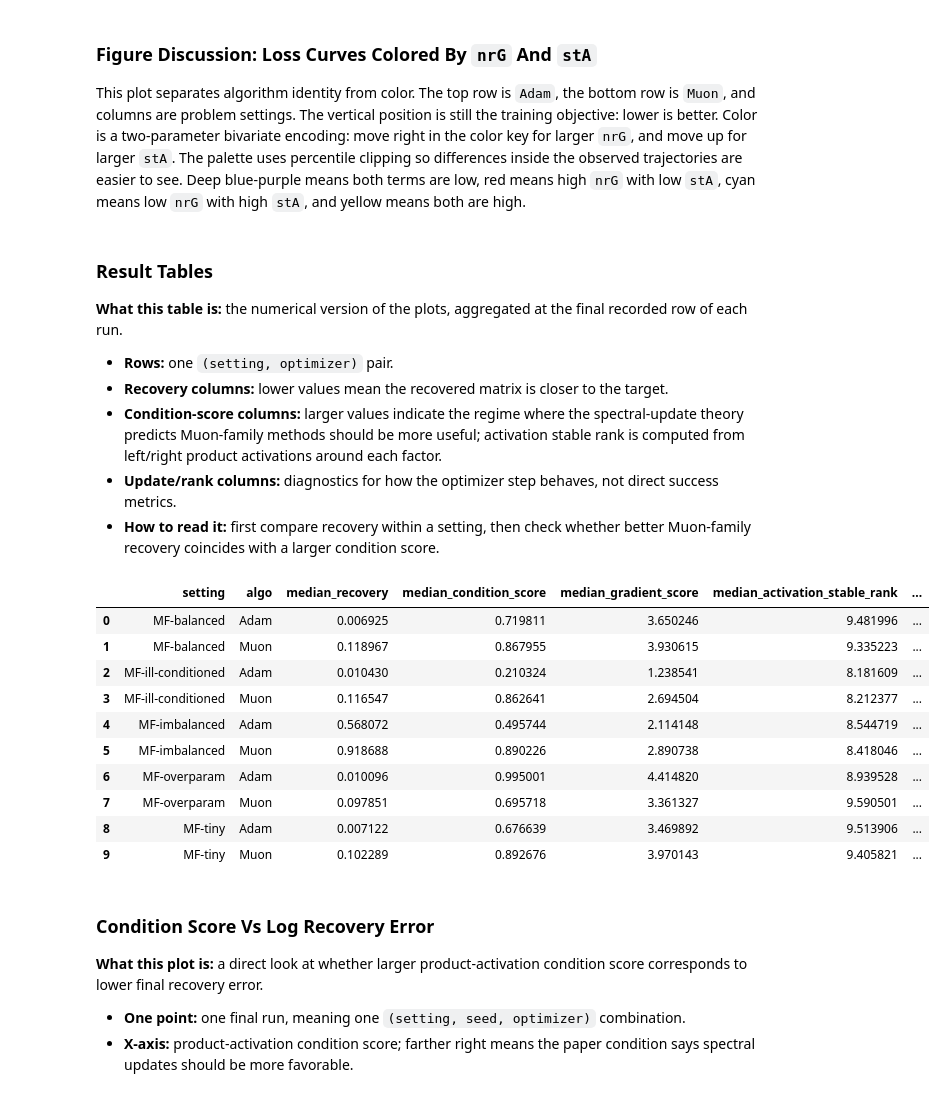
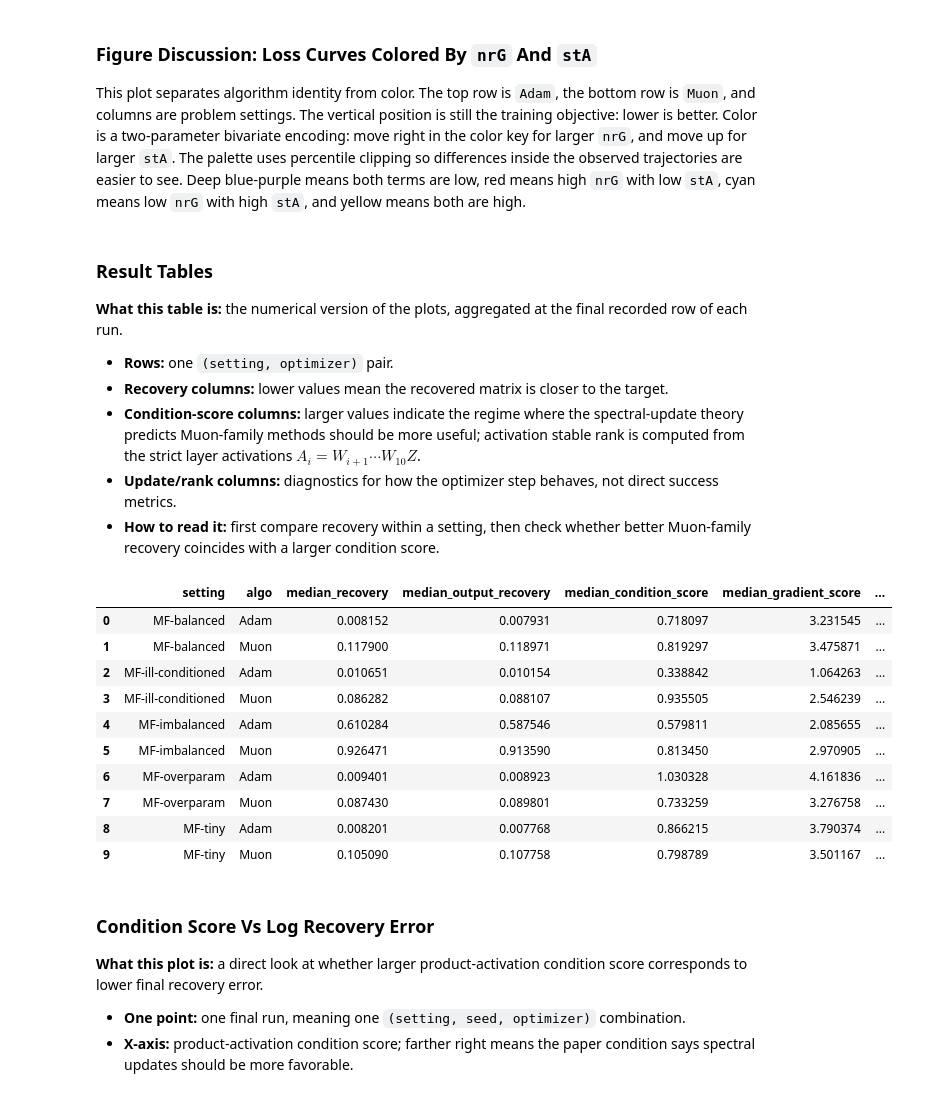
Before and after one commit to TianyangLiu-Work/muonexperiment, a Jupyter notebook: Notebooks/E11_paper_condition_diagnostics_torch.ipynb, the cells around one changed output. Saved outputs shown, nothing was run; the diff lists cells and outputs as text; code cells hidden in the pictures.

```diff
--- a/Notebooks/E11_paper_condition_diagnostics_torch.ipynb
+++ b/Notebooks/E11_paper_condition_diagnostics_torch.ipynb
@@ -104,6 +112,7 @@ BASE_SPEC = dict(
     early_stop_min_delta=1e-8,
     device_type=DEVICE.type,
     dtype_name=DTYPE_NAME,
+    input_columns_multiplier=10,
 )
 
 SETTINGS = [
@@ -646,32 +651,33 @@ This plot separates algorithm identity from color. The top row is `Adam`, the bo
 
 - **Rows:** one `(setting, optimizer)` pair.
 - **Recovery columns:** lower values mean the recovered matrix is closer to the target.
-- **Condition-score columns:** larger values indicate the regime where the spectral-update theory predicts Muon-family methods should be more useful; activation stable rank is computed from left/right product activations around each factor.
+- **Condition-score columns:** larger values indicate the regime where the spectral-update theory predicts Muon-family methods should be more useful; activation stable rank is computed from the strict layer activations $A_i=W_{i+1}\cdots W_{10}Z$.
 - **Update/rank columns:** diagnostics for how the optimizer step behaves, not direct success metrics.
 - **How to read it:** first compare recovery within a setting, then check whether better Muon-family recovery coincides with a larger condition score.
 # %%
 run_summary = summarize_last_rows(runs, ["run_id"])
 summary = run_summary.groupby(["setting", "algo"], as_index=False, observed=True).agg(
     median_recovery=("recovery_error", "median"),
+    median_output_recovery=("output_recovery_error", "median"),
     median_condition_score=("condition_score", "median"),
     median_gradient_score=("gradient_nuclear_fro_ratio", "median"),
     median_activation_stable_rank=("activation_stable_rank", "median"),
     median_balancedness=("balancedness", "median"),
     median_top_sv_error=("top_sv_error", "median"),
 )
 IPython.display.display(summary.sort_values(["setting", "median_recovery"]))
 # %% [output]
-|  | setting | algo | median_recovery | median_condition_score | median_gradient_score | median_activation_stable_rank | ... |
-| 0 | MF-balanced | Adam | 0.006925 | 0.719811 | 3.650246 | 9.481996 | ... |
-| 1 | MF-balanced | Muon | 0.118967 | 0.867955 | 3.930615 | 9.335223 | ... |
-| 2 | MF-ill-conditioned | Adam | 0.010430 | 0.210324 | 1.238541 | 8.181609 | ... |
-| 3 | MF-ill-conditioned | Muon | 0.116547 | 0.862641 | 2.694504 | 8.212377 | ... |
-| 4 | MF-imbalanced | Adam | 0.568072 | 0.495744 | 2.114148 | 8.544719 | ... |
-| 5 | MF-imbalanced | Muon | 0.918688 | 0.890226 | 2.890738 | 8.418046 | ... |
-| 6 | MF-overparam | Adam | 0.010096 | 0.995001 | 4.414820 | 8.939528 | ... |
-| 7 | MF-overparam | Muon | 0.097851 | 0.695718 | 3.361327 | 9.590501 | ... |
-| 8 | MF-tiny | Adam | 0.007122 | 0.676639 | 3.469892 | 9.513906 | ... |
-| 9 | MF-tiny | Muon | 0.102289 | 0.892676 | 3.970143 | 9.405821 | ... |
+|  | setting | algo | median_recovery | median_output_recovery | median_condition_score | median_gradient_score | ... |
+| 0 | MF-balanced | Adam | 0.008152 | 0.007931 | 0.718097 | 3.231545 | ... |
+| 1 | MF-balanced | Muon | 0.117900 | 0.118971 | 0.819297 | 3.475871 | ... |
+| 2 | MF-ill-conditioned | Adam | 0.010651 | 0.010154 | 0.338842 | 1.064263 | ... |
+| 3 | MF-ill-conditioned | Muon | 0.086282 | 0.088107 | 0.935505 | 2.546239 | ... |
+| 4 | MF-imbalanced | Adam | 0.610284 | 0.587546 | 0.579811 | 2.085655 | ... |
+| 5 | MF-imbalanced | Muon | 0.926471 | 0.913590 | 0.813450 | 2.970905 | ... |
+| 6 | MF-overparam | Adam | 0.009401 | 0.008923 | 1.030328 | 4.161836 | ... |
+| 7 | MF-overparam | Muon | 0.087430 | 0.089801 | 0.733259 | 3.276758 | ... |
+| 8 | MF-tiny | Adam | 0.008201 | 0.007768 | 0.866215 | 3.790374 | ... |
+| 9 | MF-tiny | Muon | 0.105090 | 0.107758 | 0.798789 | 3.501167 | ... |
 # %% [markdown]
 ### Condition Score Vs Log Recovery Error
 
```
Also changed, not shown: parts of 13 cells of this notebook, 4 other files.
